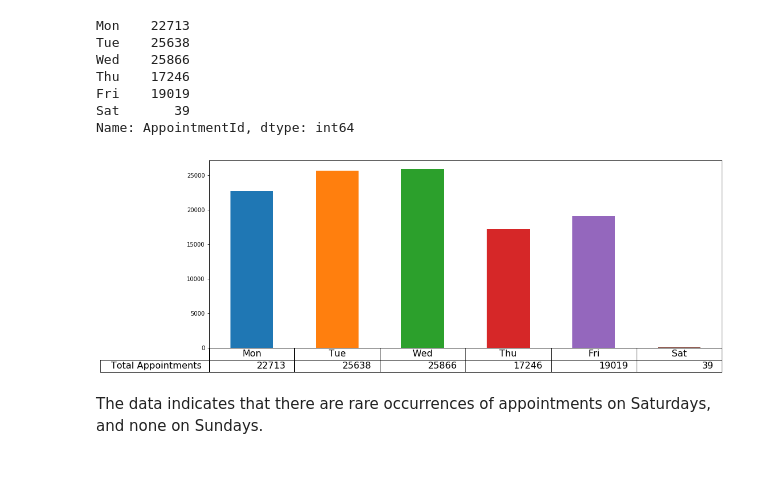
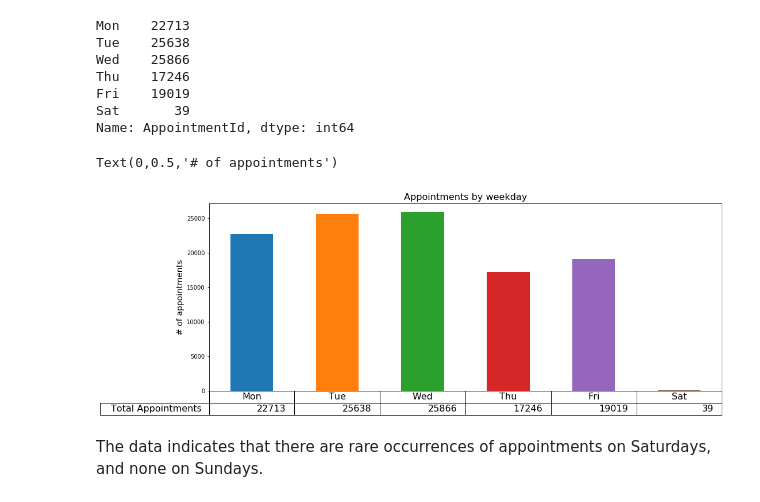
Before and after one commit to rota-rossi/udacity-investigate, a Jupyter notebook: no-show-medical-appointments-brazil.ipynb, the cells around one changed output. Cells and saved outputs as stored; diff of their text form; code cells hidden in the pictures; blank space fills up the shorter version.

```diff
--- a/no-show-medical-appointments-brazil.ipynb
+++ b/no-show-medical-appointments-brazil.ipynb
@@ -434,10 +437,13 @@ Name: AppointmentId, dtype: int64
 # %%
 weekday_fig = by_weekday.AppointmentId.count().rename({0: 'Mon', 1:'Tue', 2:'Wed', 3:'Thu', 4:'Fri', 5:'Sat', 6:'Sun'}).rename('Total Appointments').plot.bar(table=True, figsize=(16,6))
 weekday_fig.tables[0].set_fontsize(16)
 weekday_fig.tables[0].scale(xscale=1, yscale=1.75)
 weekday_fig.xaxis.set_visible(False)
+weekday_fig.set_title('Appointments by weekday', fontsize=16)
+weekday_fig.set_ylabel('# of appointments', fontsize=14)
 # %% [output]
+Text(0,0.5,'# of appointments')
-[figure, old version]
+[figure, new version]
 # %% [markdown]
 The data indicates that there are rare occurrences of appointments on Saturdays, and none on Sundays.
 # %% [markdown]
```
Also changed, not shown: parts of 4 cells of this notebook, 1 other file.
